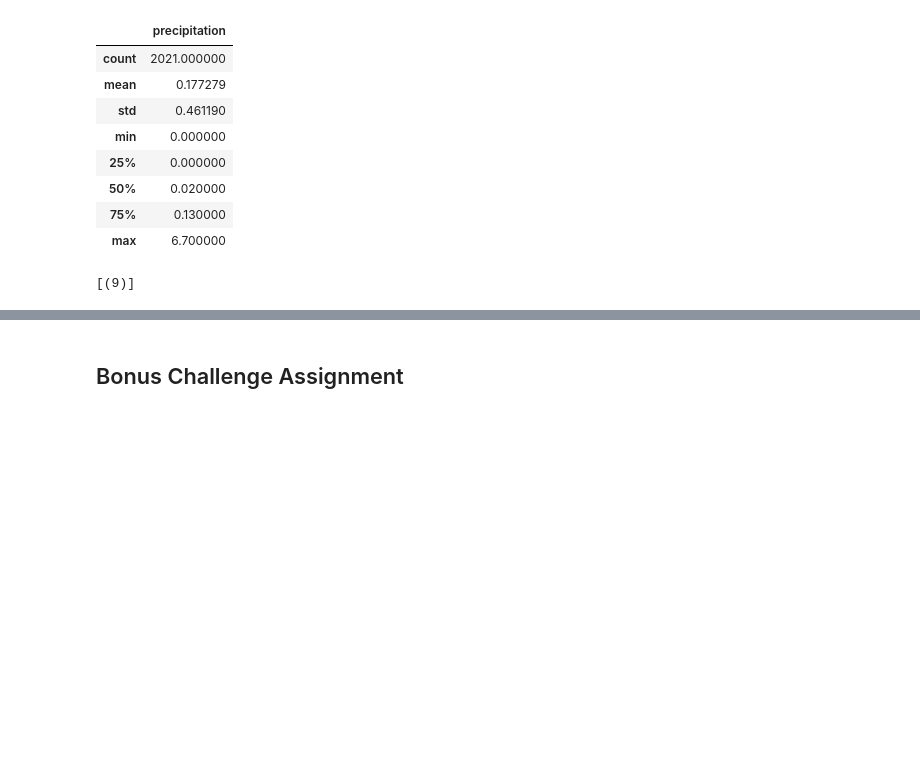
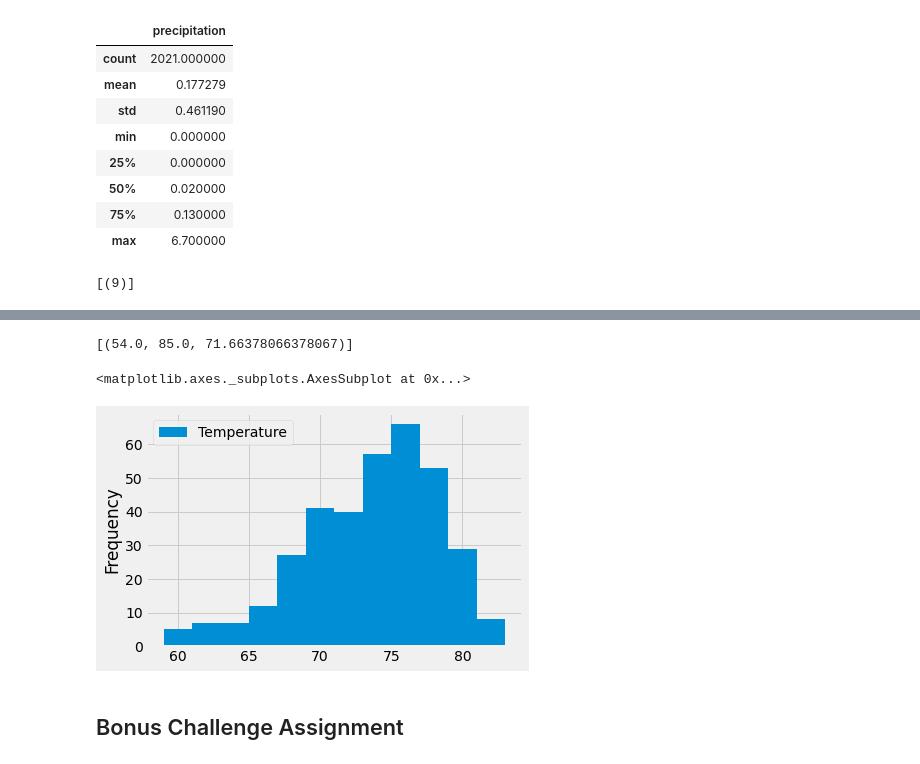
Before and after one commit to JohnMowry77/sqlalchemy-challenge, a Jupyter notebook: climate_starter_use_me.ipynb, the cells around one changed output, grey strips where cells are left out. Saved outputs shown, nothing was run; the diff lists cells and outputs as text; code cells hidden in the pictures; blank space fills up the shorter version.

Commit message:
most active stations & histogram

```diff
--- a/climate_starter_use_me.ipynb
+++ b/climate_starter_use_me.ipynb
@@ -135,3 +135,15 @@ station_count
 # %%
 # What are the most active stations? (i.e. what stations have the most rows)?
 # List the stations and the counts in descending order.
+
+#use .group_by, .order_by, .desc(), .all()
+
+# measurement_count=session.query(Measurement.station,func.count(Measurement.date))\
+# .group_by(Measurement.station)\
+# .order_by(func.count(Measurement.date).desc()).all()
+# measurement_count
+
+station_activity=session.query(Measurement.station, station_count)\
+.group_by(Measurement.station).order_by(station_count.desc()).all()
+
+station_activity
@@ -138,6 +160,36 @@ station_count
 # %%
 # Using the station id from the previous query, calculate the lowest temperature recorded,
 # highest temperature recorded, and average temperature of the most active station?
+
+# station_min=func.min(Measurement.tobs).label('station_min')
+# station_max=func.max(Measurement.tobs).label('station_max')
+# station_mean=func.avg(Measurement.tobs).label('station_mean')
+
+most_active_station=station_activity[0][0]
+most_active_station #most active is 'USC00519281'
+
+sel=[func.min(Measurement.tobs), func.max(Measurement.tobs), func.avg(Measurement.tobs)]
+
+results=session.query(*sel).filter(Measurement.station==most_active_station).all()
+results
+# %% [output]
+[(54.0, 85.0, 71.66378066378067)]
 # %%
 # Choose the station with the highest number of temperature observations.
 # Query the last 12 months of temperature observation data for this station and plot the results as a histogram
+
+sel=[Measurement.station, Measurement.date, Measurement.tobs]
+results=session.query(*sel).filter(Measurement.date>=year_ago).filter(Measurement.station==most_active_station).all()
+results
+
+df_most_active=pd.DataFrame(results)
+
+column_names={'station':'Station', 'date':'Date', 'tobs':'Temperature'}
+df_most_active=df_most_active.rename(columns=column_names)
+
+df_most_active
+
+df_most_active.plot(kind='hist',bins=12)
+# %% [output]
+<matplotlib.axes._subplots.AxesSubplot at 0x...>
+[figure, added]
```
Also changed, not shown: parts of 2 cells of this notebook.
